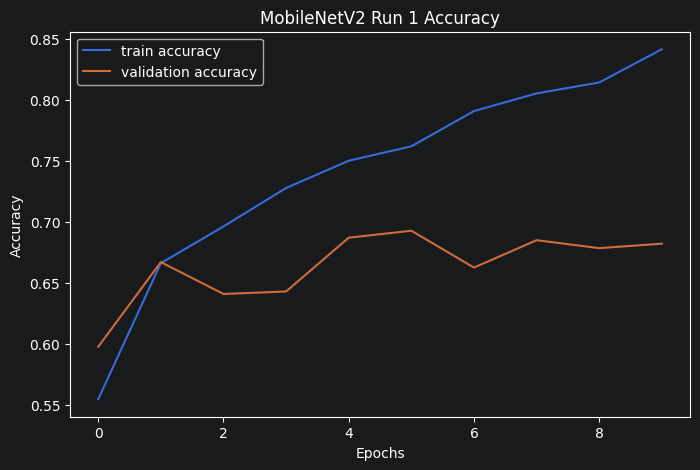
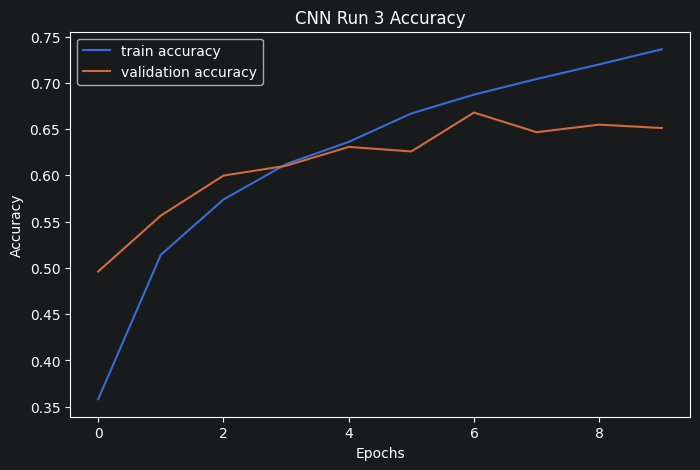
The notebook cell's code change between the first figure and the second:
--- before
+++ after
@@ -1,4 +1,5 @@
 # Imports
 import tensorflow as tf
+import numpy as np
 import matplotlib.pyplot as plt
 import os
@@ -11,5 +12,5 @@
 data_dir = "../data/standardized_256"
 
-img_size = (224, 224)
+img_size = (128, 128)
 batch_size = 32
 
@@ -35,6 +36,6 @@
 AUTOTUNE = tf.data.AUTOTUNE
 
-train_ds = train_ds.prefetch(buffer_size=AUTOTUNE)
-val_ds = val_ds.prefetch(buffer_size=AUTOTUNE)
+train_ds = train_ds.cache().shuffle(1000).prefetch(buffer_size=AUTOTUNE)
+val_ds = val_ds.cache().prefetch(buffer_size=AUTOTUNE)
 
 # Create output folders
@@ -42,19 +43,29 @@
 os.makedirs("../images", exist_ok=True)
 
-# Load pretrained MobileNetV2 model
-base_model = tf.keras.applications.MobileNetV2(
-    input_shape=(224, 224, 3),
-    include_top=False,
-    weights="imagenet"
-)
+# Data augmentation
+data_augmentation = tf.keras.Sequential([
+    tf.keras.layers.RandomFlip("horizontal"),
+    tf.keras.layers.RandomRotation(0.1)
+])
 
-# Freeze pretrained layers
-base_model.trainable = False
+# Build CNN model
+model = tf.keras.Sequential([
+    tf.keras.Input(shape=(128, 128, 3)),
 
-# Build MobileNetV2 model
-model = tf.keras.Sequential([
-    base_model,
+    # Data augmentation
+    data_augmentation,
 
-    tf.keras.layers.GlobalAveragePooling2D(),
+    tf.keras.layers.Rescaling(1./255),
+
+    tf.keras.layers.Conv2D(32, (3,3), activation='relu'),
+    tf.keras.layers.MaxPooling2D(),
+
+    tf.keras.layers.Conv2D(64, (3,3), activation='relu'),
+    tf.keras.layers.MaxPooling2D(),
+
+    tf.keras.layers.Conv2D(128, (3,3), activation='relu'),
+    tf.keras.layers.MaxPooling2D(),
+
+    tf.keras.layers.Flatten(),
 
     tf.keras.layers.Dense(
@@ -100,11 +111,11 @@
 plt.plot(history.history['val_accuracy'], label='validation accuracy')
 
-plt.title("MobileNetV2 Run 1 Accuracy")
+plt.title("CNN Run 3 Accuracy")
 plt.xlabel("Epochs")
 plt.ylabel("Accuracy")
 plt.legend()
 
-plt.savefig("../images/mobilenet_run1_accuracy.png")
-print("Saved MobileNet accuracy image successfully!")
+plt.savefig("../images/cnn_run3_accuracy.png")
+print("Saved CNN run 3 accuracy image successfully!")
 
 plt.show()
@@ -116,15 +127,15 @@
 plt.plot(history.history['val_loss'], label='validation loss')
 
-plt.title("MobileNetV2 Run 1 Loss")
+plt.title("CNN Run 3 Loss")
 plt.xlabel("Epochs")
 plt.ylabel("Loss")
 plt.legend()
 
-plt.savefig("../images/mobilenet_run1_loss.png")
-print("Saved MobileNet loss figure successfully!")
+plt.savefig("../images/cnn_run3_loss.png")
+print("Saved CNN run 3 loss figure successfully!")
 
 plt.show()
 
 # Save model
-model.save("../models/mobilenet_run1.keras")
-print("MobileNetV2 model saved successfully!")
+model.save("../models/cnn_run3.keras")
+print("CNN run 3 model saved successfully!")

Commit: Complete CNN and MobileNet experiment suite